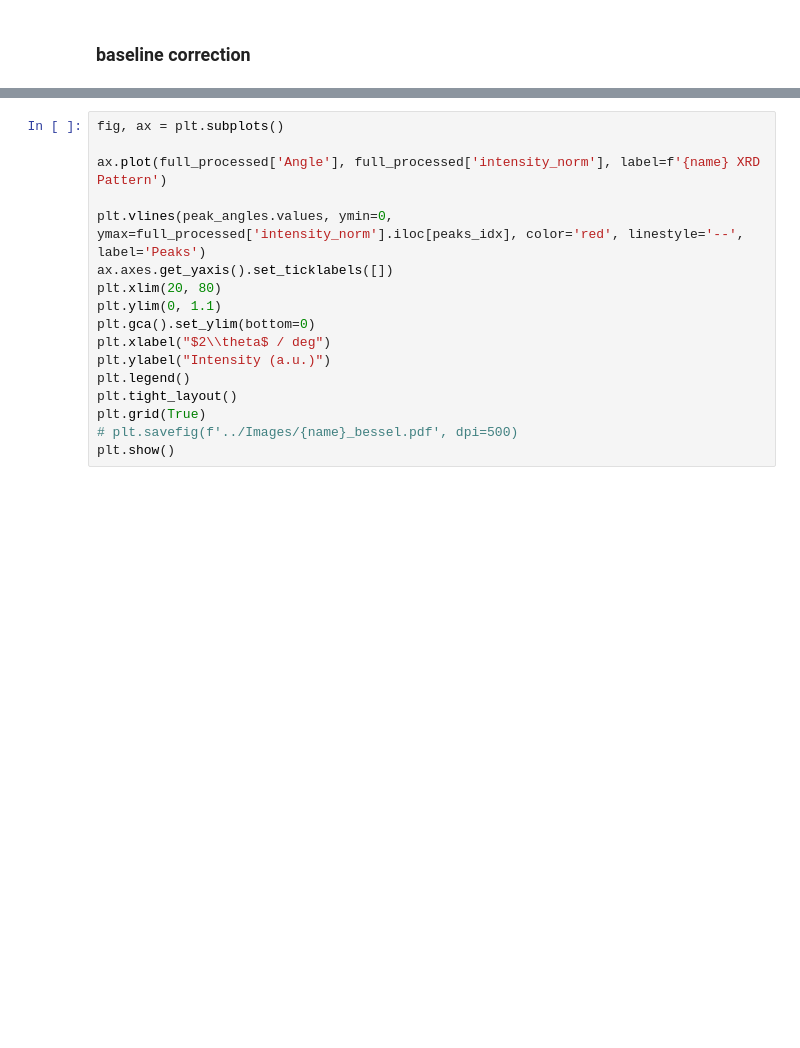
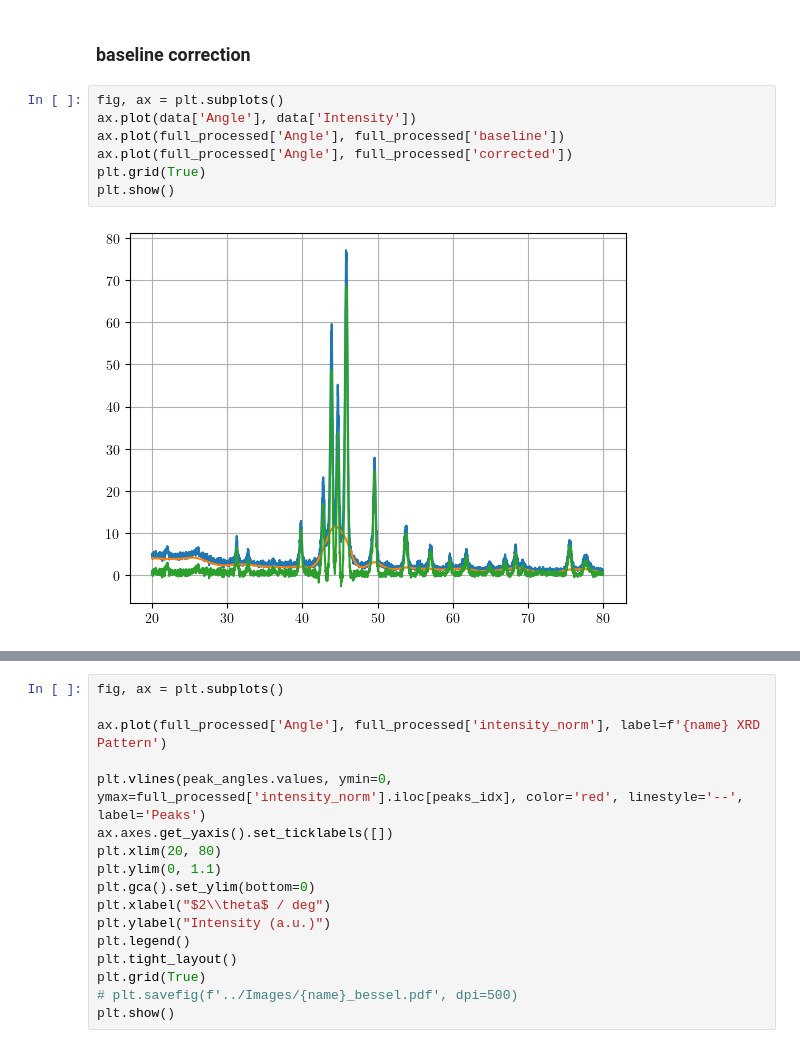
Before and after one commit to XXLutz13/Master_data, a Jupyter notebook: XRD/Ni2Si_900_XRD.ipynb, the cells around one changed output, grey strips where cells are left out. Drawn from its saved outputs; the diff is of its cells as text; blank space fills up the shorter version.

```diff
--- a/XRD/Ni2Si_900_XRD.ipynb
+++ b/XRD/Ni2Si_900_XRD.ipynb
@@ -85,6 +85,15 @@ def baseline_als(y, lam=1e5, p=0.01, niter=10):
     return z
 # %% [markdown]
 ### baseline correction
+# %%
+fig, ax = plt.subplots()
+ax.plot(data['Angle'], data['Intensity'])
+ax.plot(full_processed['Angle'], full_processed['baseline'])
+ax.plot(full_processed['Angle'], full_processed['corrected'])
+plt.grid(True)
+plt.show()
+# %% [output]
+[figure, added]
 # %%
 full_processed = data.copy()
 
```
Also changed, not shown: parts of 2 cells of this notebook.
